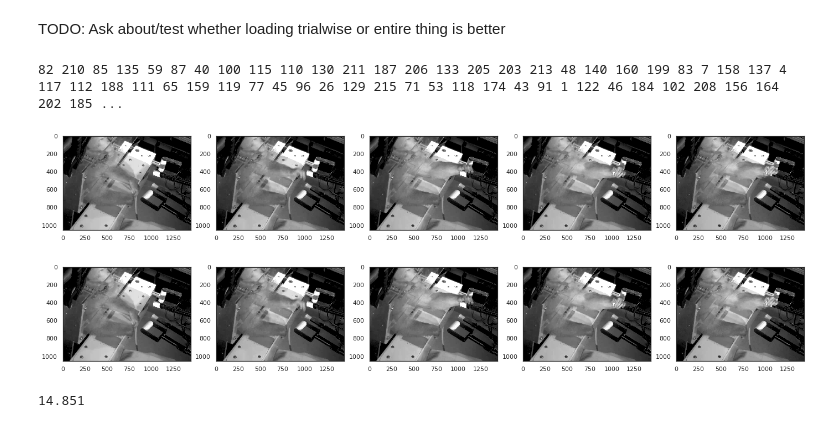
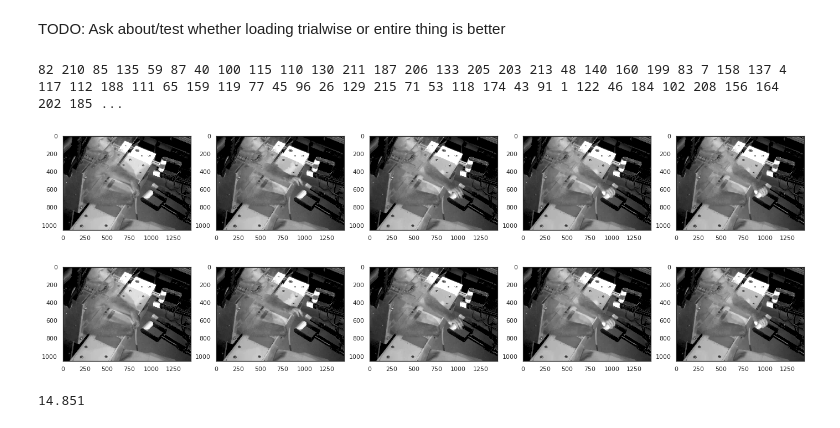
Before and after one commit to liamoconno/utra2023, a Jupyter notebook: notebooks/make_SEE_dataframes.ipynb, the cells around one changed output. Drawn from its saved outputs; the diff is of its cells as text; code cells hidden in the pictures.

Commit message:
Fixed frame visualization

```diff
--- a/notebooks/make_SEE_dataframes.ipynb
+++ b/notebooks/make_SEE_dataframes.ipynb
@@ -661,11 +661,11 @@ class Baseline_Dataset(Video_Dataset):
 # %%
 video_path = "/gpfs/home/loconno3/utra2023/data/SpikeCam3_03-08-1557.mp4"
 dataset = Video_Dataset(cv_dict,  fold, 'train_idx', video_path, video_df, neural_df, subsample_scalar=40, load_from_pickle=True)
-dataset.print_original_frames(range(900,1000,20))
+dataset.print_original_frames(range(400,500,20))
 # %% [output]
 82 210 85 135 59 87 40 100 115 110 130 211 187 206 133 205 203 213 48 140 160 199 83 7 158 137 4 117 112 188 111 65 159 119 77 45 96 26 129 215 71 53 118 174 43 91 1 122 46 184 102 208 156 164 202 185 ...
-[figure, old version]
+[figure, new version]
-[figure, old version]
+[figure, new version]
 # %%
 # %% [output]
 14.851
```
